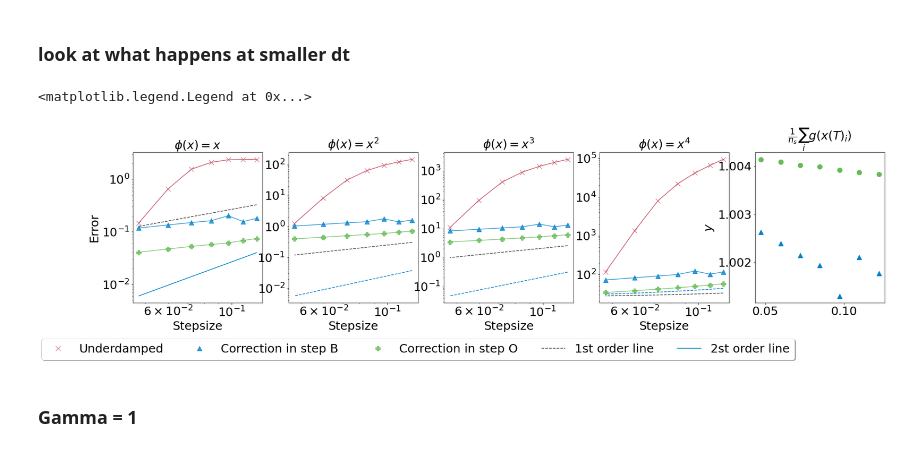
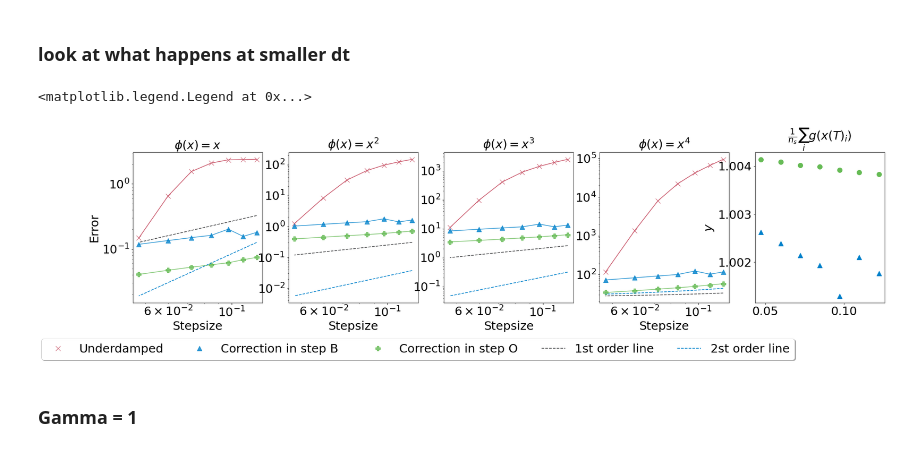
Before and after one commit to alixsleroy/Stepupyourgame, a Jupyter notebook: eddie/visualisations/Spring_plot_accuracy_eddie_29012024.ipynb, the cells around one changed output. Saved outputs shown, nothing was run; the diff lists cells and outputs as text; code cells hidden in the pictures.

```diff
--- a/eddie/visualisations/Spring_plot_accuracy_eddie_29012024.ipynb
+++ b/eddie/visualisations/Spring_plot_accuracy_eddie_29012024.ipynb
@@ -1260,15 +1263,6 @@ ax2.loglog(xm,(mom2_list),color=myred)
 ax3.loglog(xm,(mom3_list),color=myred)
 ax4.loglog(xm,(mom4_list),color=myred)
 
-# # ## Add the first order line
-# lb=0
-# ub=len(dtlist) #len(dtlist)+1
-# x = (dtlist[lb:ub])
-# A = np.vstack([x, np.ones(len(x))]).T
-# m, c = np.linalg.lstsq(A, np.log10((mom1_list)[lb:ub]), rcond=None)[0]
-# # ax1.semilogy(dtlist[lb:ub], 10**(1*x + c),"--",color=myblack,label="1st order line")
-# ax1.semilogy(dtlist[lb:ub], 10**(2*x + c-0.2),"--",color=myblue)
-# # ax1.text(dtlist[lb:ub][0]+.051,10**(m*x + c)[0]-0.00005,"$\\frac{\\Delta y}{\\Delta x}=$"+str(round(m,2)),color=myblue,rotation=0.,fontsize=font_size)
 
 ## Transformed correction in B
 ################################
@@ -1341,7 +1335,7 @@ x = np.log10(dtlist[lb:ub])
 A = np.vstack([x, np.ones(len(x))]).T
 m, c = np.linalg.lstsq(A, np.log10((mom1_list)[lb:ub]), rcond=None)[0]
 ax1.loglog(dtlist[lb:ub], 10**(1*x + c+1),"--",color=myblack,label="1st order line")
-ax1.loglog(dtlist[lb:ub], 10**(2*x + c+1),color=myblue,label="2st order line")
+ax1.loglog(dtlist[lb:ub], 10**(2*x + c+1.5),"--",color=myblue,label="2st order line")
 # ax1.text(dtlist[lb:ub][0]+.051,10**(m*x + c)[0]-0.00005,"$\\frac{\\Delta y}{\\Delta x}=$"+str(round(m,2)),color=myblue,rotation=0.,fontsize=font_size)
 
 A = np.vstack([x, np.ones(len(x))]).T
@@ -1371,34 +1365,34 @@ ax4.loglog(dtlist[lb:ub], 10**(2*x + c),"--",color=myblue,label="2st order line"
 
 
 #label of ]y axis
 ax1.set_title("$\\phi(x)=x$",fontsize=font_size)
 ax2.set_title("$\\phi(x)=x^2$",fontsize=font_size)
 ax3.set_title("$\\phi(x)=x^3$",fontsize=font_size)
 ax4.set_title("$\\phi(x)=x^4$",fontsize=font_size)
 
 ax5.set_title("$\\frac{1}{n_s}\\sum_{i} g(x(T)_i)$",fontsize=font_size)
 
 # label of y axis
 ax1.set_ylabel("Error",fontsize=font_size)
 # ax2.set_ylabel("Error",fontsize=font_size)
 # ax3.set_ylabel("Error",fontsize=font_size)
 ax5.set_ylabel("$y$",fontsize=font_size)
 
 # label of x axis
 ax1.set_xlabel("Stepsize",fontsize=font_size)
 ax2.set_xlabel("Stepsize",fontsize=font_size)
 ax3.set_xlabel("Stepsize",fontsize=font_size)
 ax4.set_xlabel("Stepsize",fontsize=font_size)
 
 ax1.legend(loc='upper center', bbox_to_anchor=(2.2, -0.2),fontsize=font_size,
           fancybox=True, shadow=True, ncol=5)
 
 # fig.savefig("/home/s2133976/OneDrive/ExtendedProject/Code/Stepupyourgame/Stepupyourgame/eddie/visualisations/figures/moments_logplot_a25.eps",format="eps")
 
 # fig.savefig("/home/s2133976/OneDrive/ExtendedProject/Code/Stepupyourgame/Stepupyourgame/eddie/visualisations/figures/moments_logplot_a25.pdf",format="pdf")
 # %% [output]
 <matplotlib.legend.Legend at 0x...>
-[figure, old version]
+[figure, new version]
 # %% [markdown]
 ### Gamma = 1
 # %%
```
Also changed, not shown: parts of 1 cell of this notebook.
